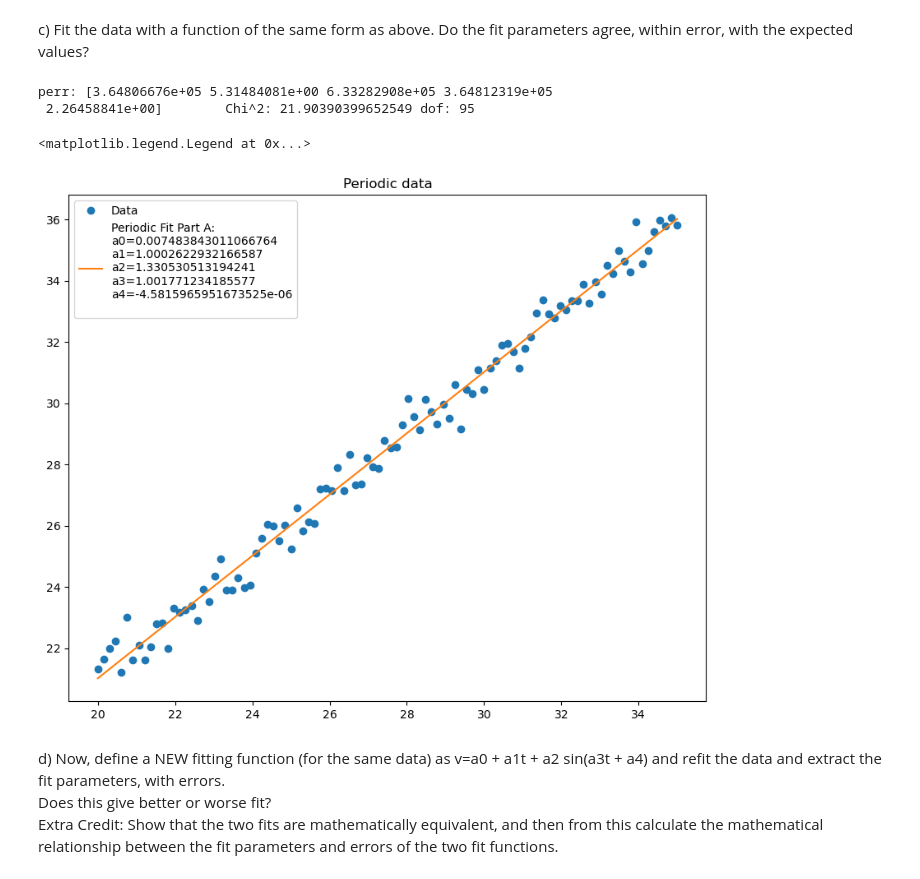
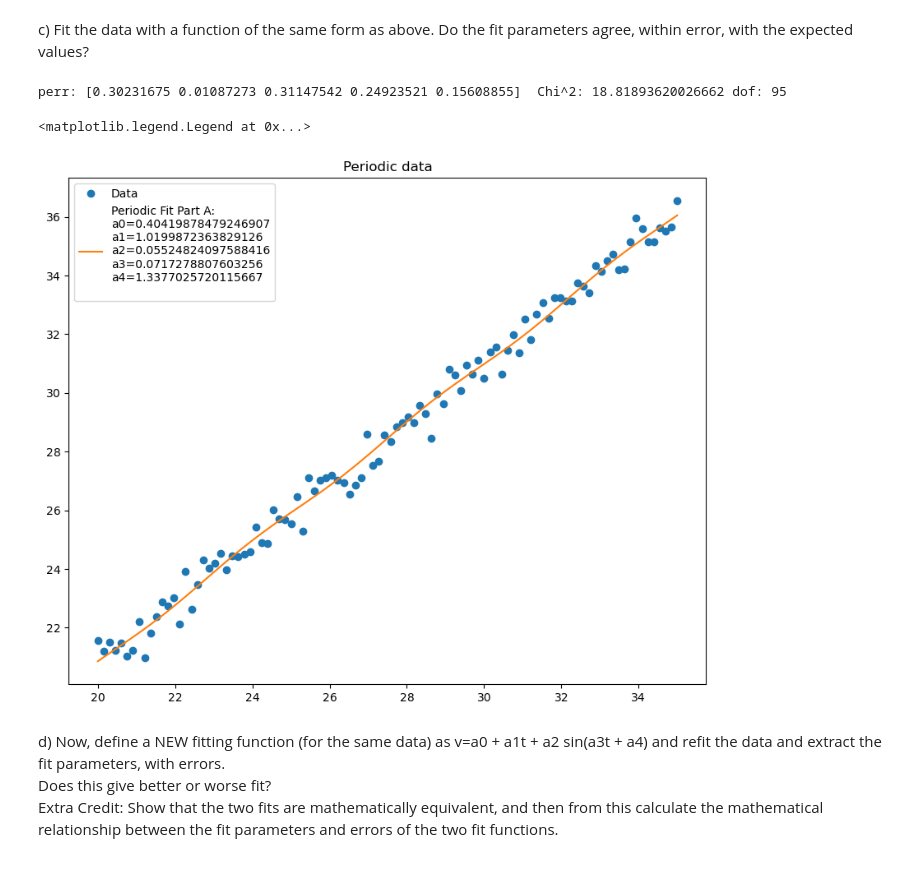
Before and after one commit to alawton42/phys541AudreyLawton, a Jupyter notebook: Assignment 1/Fitting_of_Periodic_Data.ipynb, the cells around one changed output. Drawn from its saved outputs; the diff is of its cells as text; code cells hidden in the pictures.

```diff
--- a/Assignment 1/Fitting_of_Periodic_Data.ipynb
+++ b/Assignment 1/Fitting_of_Periodic_Data.ipynb
@@ -39,25 +39,24 @@ c)	 Fit the data with a function of the same form as above.  Do the fit paramete
 # %%
 from scipy.optimize import curve_fit
 
-popt, pcov = curve_fit(fit_function, xi, yi, p0=[0, 1, 1, 1, 0])
+popt, pcov = curve_fit(fit_function, xi, yi)
 perr = np.sqrt(np.diag(pcov))
 
 fit_x = xi
 fit_y = fit_function(fit_x, *popt)
 chi2 = sum((yi-fit_y)*(yi-fit_y))
 
 print(f"perr: {perr}\tChi^2: {chi2} dof: {n_pts - 5}")
 
 fig, ax = plt.subplots(figsize=(10, 8))
 plt.title("Periodic data")
 plt.plot(xi, yi, "o", label="Data")
 plt.plot(fit_x, fit_y, label=f"Periodic Fit Part A:\na0={popt[0]}\na1={popt[1]}\na2={popt[2]}\na3={popt[3]}\na4={popt[4]}\n")
 plt.legend()
 # %% [output]
-perr: [3.64806676e+05 5.31484081e+00 6.33282908e+05 3.64812319e+05
- 2.26458841e+00]        Chi^2: 21.90390399652549 dof: 95
+perr: [0.30231675 0.01087273 0.31147542 0.24923521 0.15608855]  Chi^2: 18.81893620026662 dof: 95
 <matplotlib.legend.Legend at 0x...>
-[figure, old version]
+[figure, new version]
 # %% [markdown]
 d)	Now, define a NEW fitting function (for the same data) as
         v=a0 + a1t + a2 sin(a3t + a4)
```
Also changed, not shown: parts of 2 cells of this notebook.
